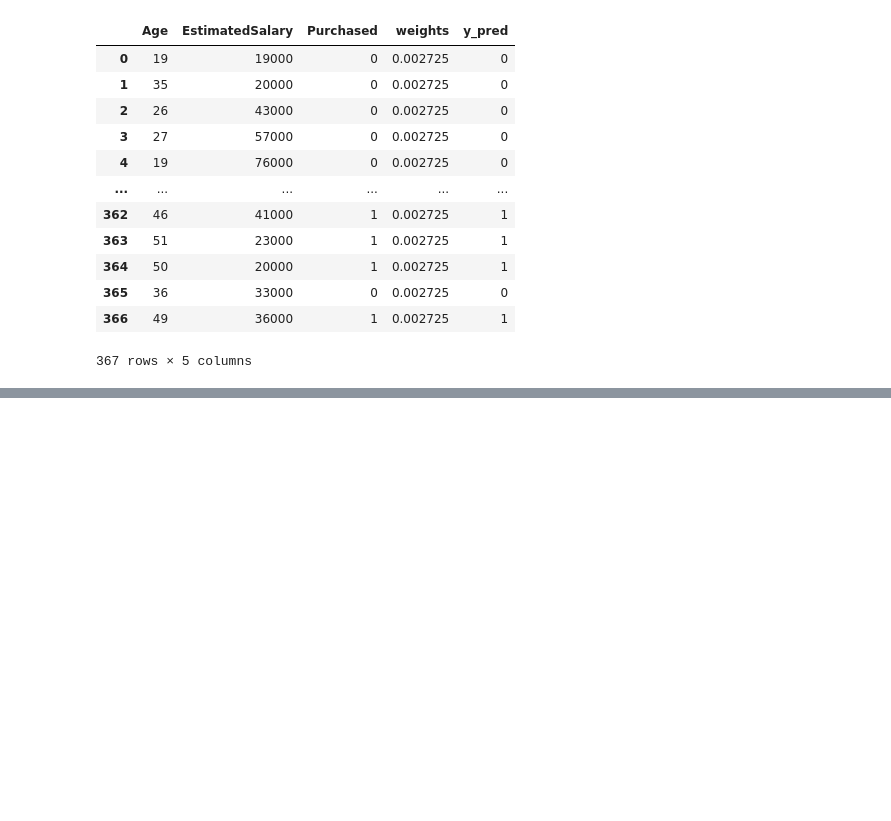
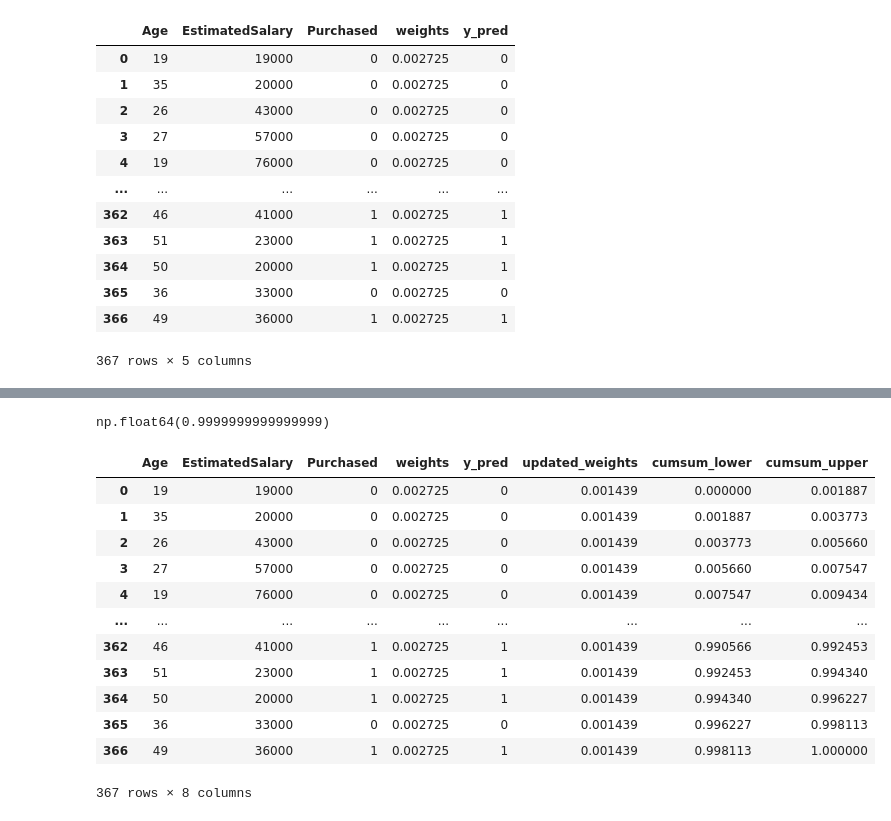
Before and after one commit to mdtahmedulhassan/AdaBoost-From-Scratch-On-Social-Network-Ads-Dataset, a Jupyter notebook: Adaboost_From_Sratch.ipynb, the cells around one changed output, grey strips where cells are left out. Drawn from its saved outputs; the diff is of its cells as text; code cells hidden in the pictures; blank space fills up the shorter version.

```diff
--- a/Adaboost_From_Sratch.ipynb
+++ b/Adaboost_From_Sratch.ipynb
@@ -136,0 +143,8 @@ np.float64(0.7869464875073443)
+# %%
+def update_row_weights(row,alpha):
+    if row['Purchased']==row['y_pred']:
+        return row['weights']*np.exp(-alpha)
+    else:
+        return row['weights']*np.exp(alpha)
+# %%
+df['updated_weights'] = df.apply(lambda row: update_row_weights(row, alpha_1), axis=1)
@@ -136,0 +167,2 @@ np.float64(0.7869464875073443)
+# %%
+df['normalized_weights'] = df['updated_weights']/df['updated_weights'].sum()
@@ -136,0 +185,23 @@ np.float64(0.7869464875073443)
+# %%
+df['normalized_weights'].sum()
+# %% [output]
+np.float64(0.9999999999999999)
+# %%
+df['cumsum_upper'] = np.cumsum(df['normalized_weights'])
+df['cumsum_lower'] = df['cumsum_upper']-df['normalized_weights']
+# %%
+df[['Age','EstimatedSalary','Purchased','weights','y_pred','updated_weights','cumsum_lower','cumsum_upper']]
+# %% [output]
+|  | Age | EstimatedSalary | Purchased | weights | y_pred | updated_weights | cumsum_lower | cumsum_upper |
+| 0 | 19 | 19000 | 0 | 0.002725 | 0 | 0.001439 | 0.000000 | 0.001887 |
+| 1 | 35 | 20000 | 0 | 0.002725 | 0 | 0.001439 | 0.001887 | 0.003773 |
+| 2 | 26 | 43000 | 0 | 0.002725 | 0 | 0.001439 | 0.003773 | 0.005660 |
+| 3 | 27 | 57000 | 0 | 0.002725 | 0 | 0.001439 | 0.005660 | 0.007547 |
+| 4 | 19 | 76000 | 0 | 0.002725 | 0 | 0.001439 | 0.007547 | 0.009434 |
+| ... | ... | ... | ... | ... | ... | ... | ... | ... |
+| 362 | 46 | 41000 | 1 | 0.002725 | 1 | 0.001439 | 0.990566 | 0.992453 |
+| 363 | 51 | 23000 | 1 | 0.002725 | 1 | 0.001439 | 0.992453 | 0.994340 |
+| 364 | 50 | 20000 | 1 | 0.002725 | 1 | 0.001439 | 0.994340 | 0.996227 |
+| 365 | 36 | 33000 | 0 | 0.002725 | 0 | 0.001439 | 0.996227 | 0.998113 |
+| 366 | 49 | 36000 | 1 | 0.002725 | 1 | 0.001439 | 0.998113 | 1.000000 |
+367 rows × 8 columns
```
Also changed, not shown: parts of 23 cells of this notebook.
